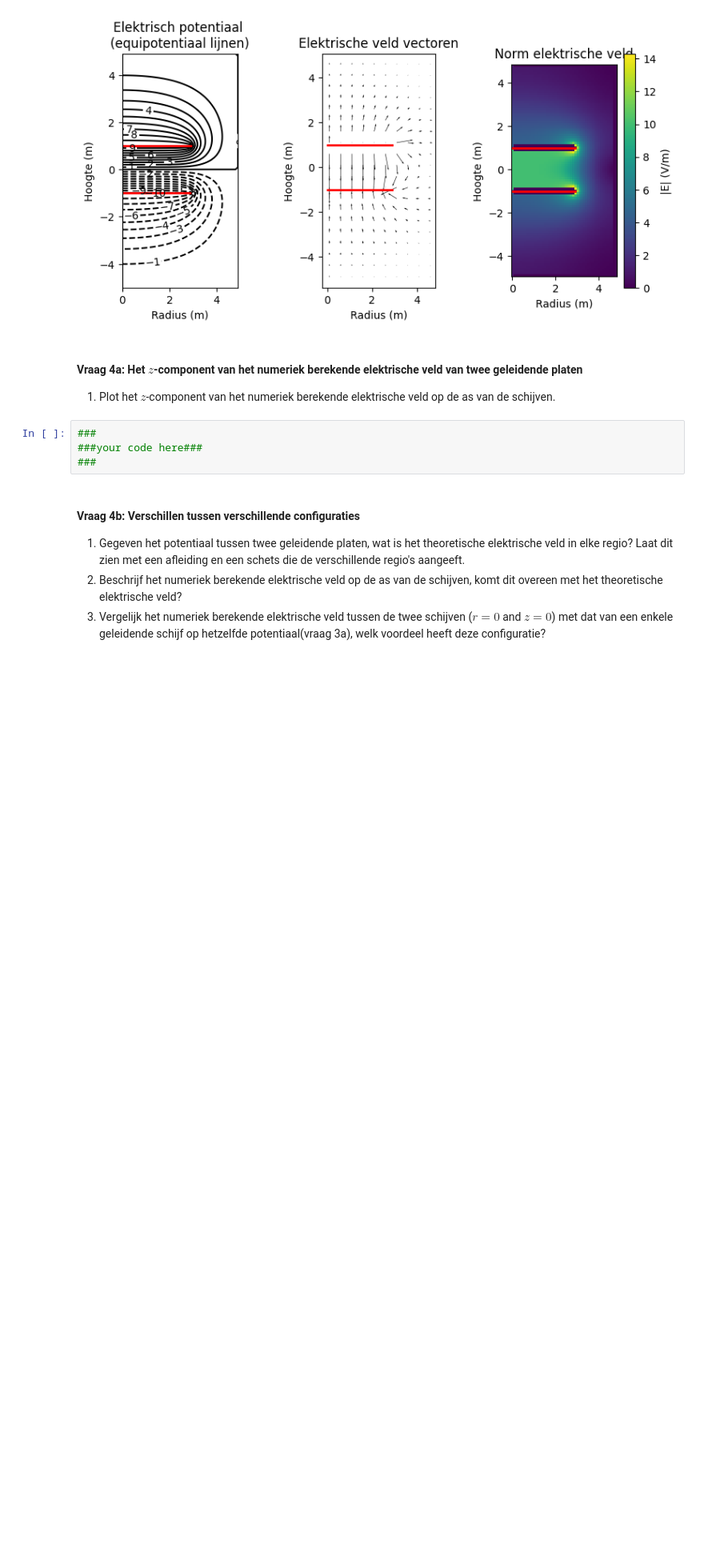
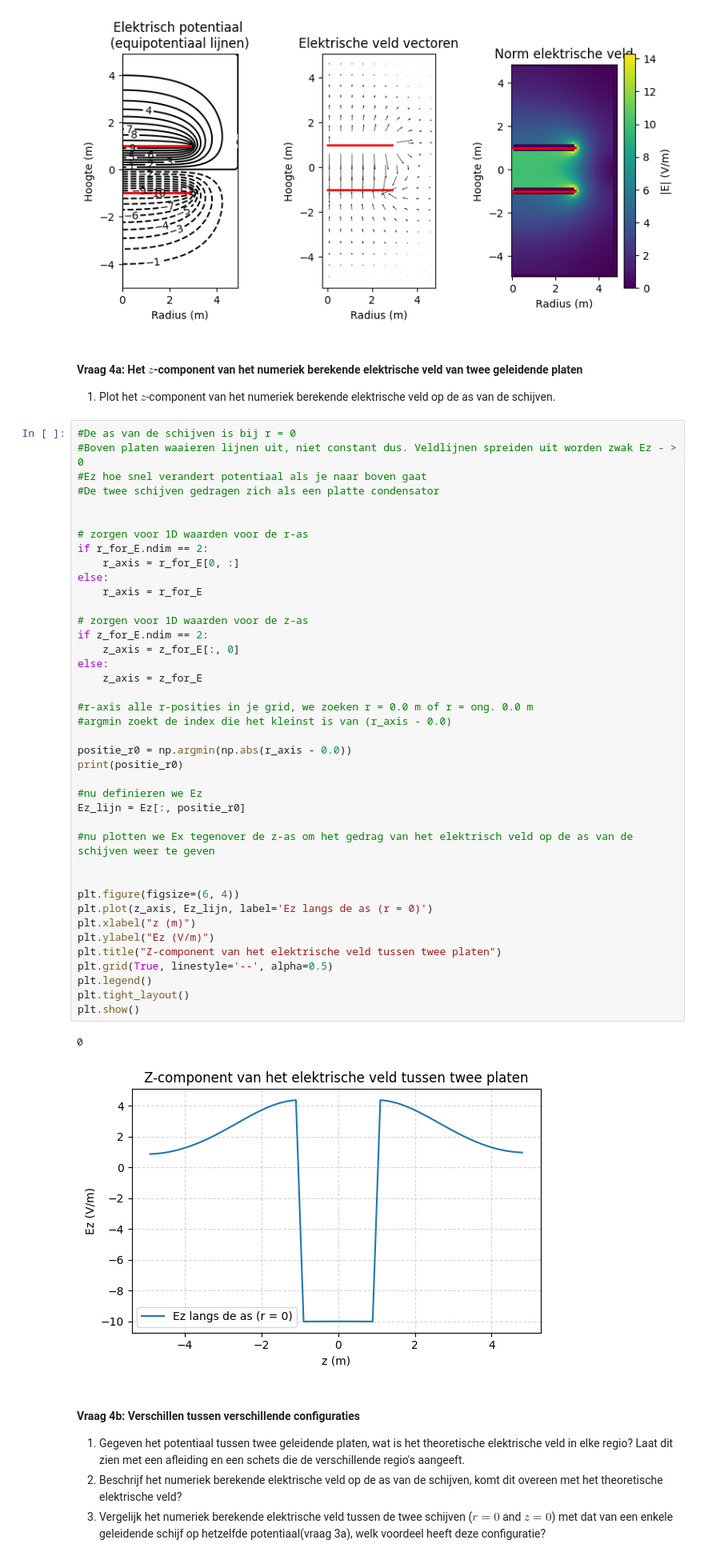
Before and after one commit to moostrum123/opdrachten-DEF-D, a Jupyter notebook: DigitaleOntwerpopdrachten/1CondensatorOpdracht/CondensatorOntwerpopdracht.ipynb, the cells around one changed output. Shown at 80% size. Saved outputs shown, nothing was run; the diff lists cells and outputs as text; blank space fills up the shorter version.

```diff
--- a/DigitaleOntwerpopdrachten/1CondensatorOpdracht/CondensatorOntwerpopdracht.ipynb
+++ b/DigitaleOntwerpopdrachten/1CondensatorOpdracht/CondensatorOntwerpopdracht.ipynb
@@ -435,9 +604,48 @@ plot_results_disk(Ez, Er, normE, V, r, z, grid_step, disk_radius, z_pos_disk1, z
 
 1. Plot het $z$-component van het numeriek berekende elektrische veld op de as van de schijven.
 # %%
-###
-###your code here###
-###
+#De as van de schijven is bij r = 0
+#Boven platen waaieren lijnen uit, niet constant dus. Veldlijnen spreiden uit worden zwak Ez - > 0
+#Ez hoe snel verandert potentiaal als je naar boven gaat
+#De twee schijven gedragen zich als een platte condensator
+
+
+# zorgen voor 1D waarden voor de r-as
+if r_for_E.ndim == 2:
+    r_axis = r_for_E[0, :]
+else:
+    r_axis = r_for_E
+
+# zorgen voor 1D waarden voor de z-as
+if z_for_E.ndim == 2:
+    z_axis = z_for_E[:, 0]
+else:
+    z_axis = z_for_E
+
+#r-axis alle r-posities in je grid, we zoeken r = 0.0 m of r = ong. 0.0 m
+#argmin zoekt de index die het kleinst is van (r_axis - 0.0)
+
+positie_r0 = np.argmin(np.abs(r_axis - 0.0))
+print(positie_r0)
+
+#nu definieren we Ez
+Ez_lijn = Ez[:, positie_r0]
+
+#nu plotten we Ex tegenover de z-as om het gedrag van het elektrisch veld op de as van de schijven weer te geven
+
+
+plt.figure(figsize=(6, 4))
+plt.plot(z_axis, Ez_lijn, label='Ez langs de as (r = 0)')
+plt.xlabel("z (m)")
+plt.ylabel("Ez (V/m)")
+plt.title("Z-component van het elektrische veld tussen twee platen")
+plt.grid(True, linestyle='--', alpha=0.5)
+plt.legend()
+plt.tight_layout()
+plt.show()
+# %% [output]
+0
+[figure, added]
 # %% [markdown]
 #### Vraag 4b: Verschillen tussen verschillende configuraties
 
```
Also changed, not shown: parts of 18 cells of this notebook, 1 other file.
